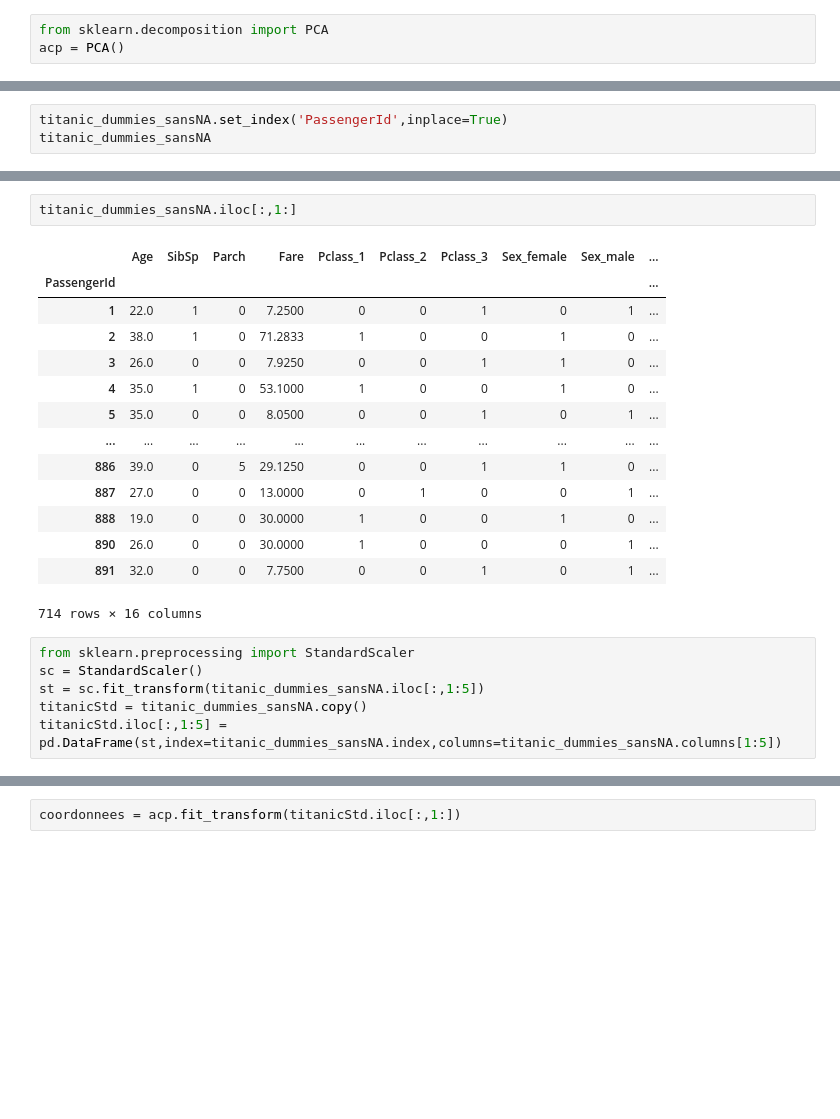
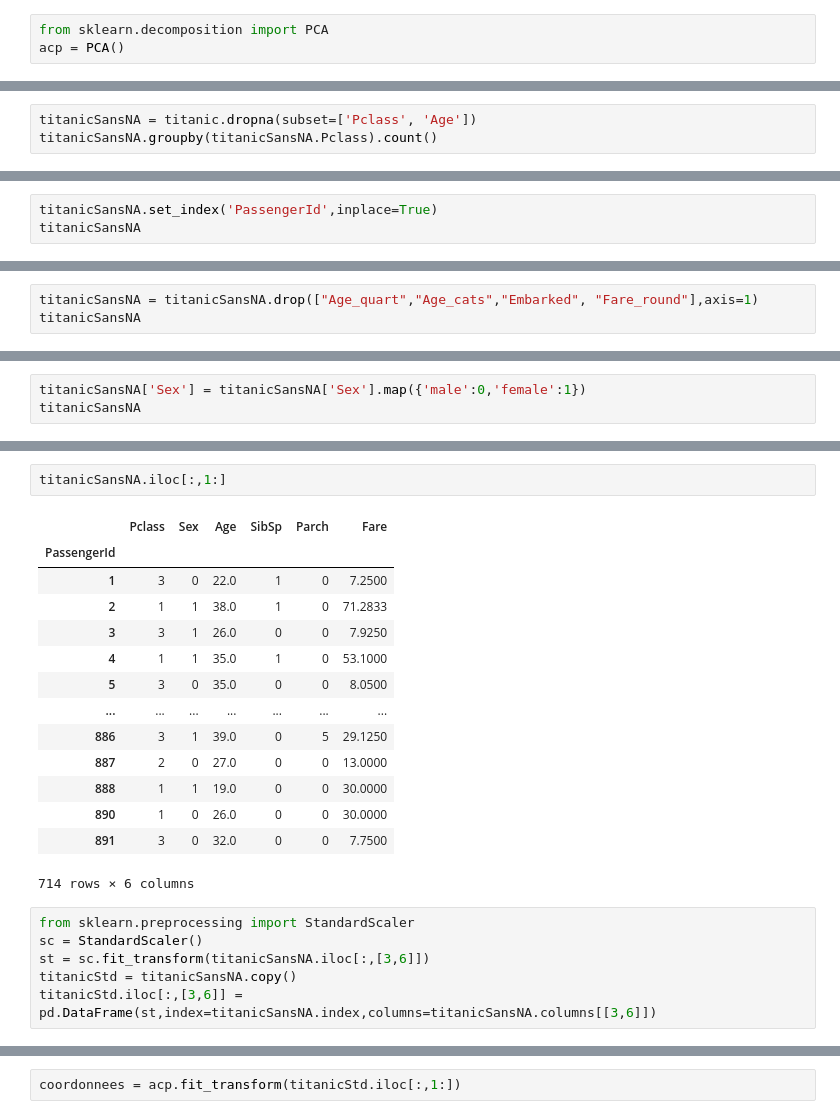
Before and after one commit to pbellot/FormationPANDAS, a Jupyter notebook: exercices.ipynb, the cells around one changed output, grey strips where cells are left out. Drawn from its saved outputs; the diff is of its cells as text; blank space fills up the shorter version.

```diff
--- a/exercices.ipynb
+++ b/exercices.ipynb
@@ -870,0 +887,3 @@ ValueError: Input contains NaN, infinity or a value too large for dtype('float64
+# %%
+titanicSansNA = titanic.dropna(subset=['Pclass', 'Age'])
+titanicSansNA.groupby(titanicSansNA.Pclass).count()
@@ -912,4 +918,4 @@ memory usage: 47.4 KB
 # %%
-titanic_dummies_sansNA.set_index('PassengerId',inplace=True)
-titanic_dummies_sansNA
+titanicSansNA.set_index('PassengerId',inplace=True)
+titanicSansNA
 # %% [output]
@@ -929,0 +936,3 @@ titanic_dummies_sansNA
+# %%
+titanicSansNA = titanicSansNA.drop(["Age_quart","Age_cats","Embarked", "Fare_round"],axis=1)
+titanicSansNA
@@ -929,0 +954,3 @@ titanic_dummies_sansNA
+# %%
+titanicSansNA['Sex'] = titanicSansNA['Sex'].map({'male':0,'female':1})
+titanicSansNA
@@ -930,26 +989,26 @@ titanic_dummies_sansNA
 # %%
-titanic_dummies_sansNA.iloc[:,1:]
+titanicSansNA.iloc[:,1:]
 # %% [output]
-|  | Age | SibSp | Parch | Fare | Pclass_1 | Pclass_2 | Pclass_3 | Sex_female | Sex_male | ... |
-| PassengerId |  |  |  |  |  |  |  |  |  | ... |
-| 1 | 22.0 | 1 | 0 | 7.2500 | 0 | 0 | 1 | 0 | 1 | ... |
-| 2 | 38.0 | 1 | 0 | 71.2833 | 1 | 0 | 0 | 1 | 0 | ... |
-| 3 | 26.0 | 0 | 0 | 7.9250 | 0 | 0 | 1 | 1 | 0 | ... |
-| 4 | 35.0 | 1 | 0 | 53.1000 | 1 | 0 | 0 | 1 | 0 | ... |
-| 5 | 35.0 | 0 | 0 | 8.0500 | 0 | 0 | 1 | 0 | 1 | ... |
-| ... | ... | ... | ... | ... | ... | ... | ... | ... | ... | ... |
-| 886 | 39.0 | 0 | 5 | 29.1250 | 0 | 0 | 1 | 1 | 0 | ... |
-| 887 | 27.0 | 0 | 0 | 13.0000 | 0 | 1 | 0 | 0 | 1 | ... |
-| 888 | 19.0 | 0 | 0 | 30.0000 | 1 | 0 | 0 | 1 | 0 | ... |
-| 890 | 26.0 | 0 | 0 | 30.0000 | 1 | 0 | 0 | 0 | 1 | ... |
-| 891 | 32.0 | 0 | 0 | 7.7500 | 0 | 0 | 1 | 0 | 1 | ... |
+|  | Pclass | Sex | Age | SibSp | Parch | Fare |
+| PassengerId |  |  |  |  |  |  |
+| 1 | 3 | 0 | 22.0 | 1 | 0 | 7.2500 |
+| 2 | 1 | 1 | 38.0 | 1 | 0 | 71.2833 |
+| 3 | 3 | 1 | 26.0 | 0 | 0 | 7.9250 |
+| 4 | 1 | 1 | 35.0 | 1 | 0 | 53.1000 |
+| 5 | 3 | 0 | 35.0 | 0 | 0 | 8.0500 |
+| ... | ... | ... | ... | ... | ... | ... |
+| 886 | 3 | 1 | 39.0 | 0 | 5 | 29.1250 |
+| 887 | 2 | 0 | 27.0 | 0 | 0 | 13.0000 |
+| 888 | 1 | 1 | 19.0 | 0 | 0 | 30.0000 |
+| 890 | 1 | 0 | 26.0 | 0 | 0 | 30.0000 |
+| 891 | 3 | 0 | 32.0 | 0 | 0 | 7.7500 |
-714 rows × 16 columns
+714 rows × 6 columns
 # %%
 from sklearn.preprocessing import StandardScaler
 sc = StandardScaler()
-st = sc.fit_transform(titanic_dummies_sansNA.iloc[:,1:5])
-titanicStd = titanic_dummies_sansNA.copy()
-titanicStd.iloc[:,1:5] = pd.DataFrame(st,index=titanic_dummies_sansNA.index,columns=titanic_dummies_sansNA.columns[1:5])
+st = sc.fit_transform(titanicSansNA.iloc[:,[3,6]])
+titanicStd = titanicSansNA.copy()
+titanicStd.iloc[:,[3,6]] = pd.DataFrame(st,index=titanicSansNA.index,columns=titanicSansNA.columns[[3,6]])
 # %%
 titanicStd
 # %% [output]
```
Also changed, not shown: parts of 19 cells of this notebook.
